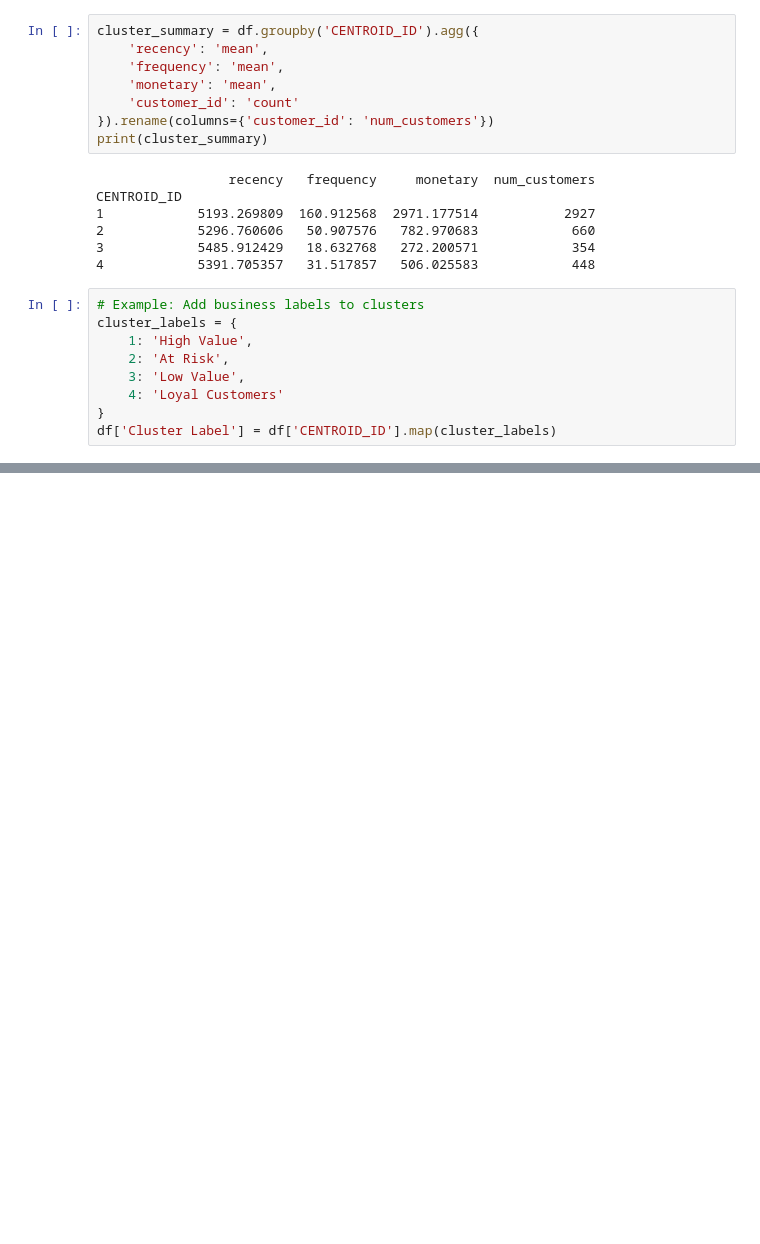
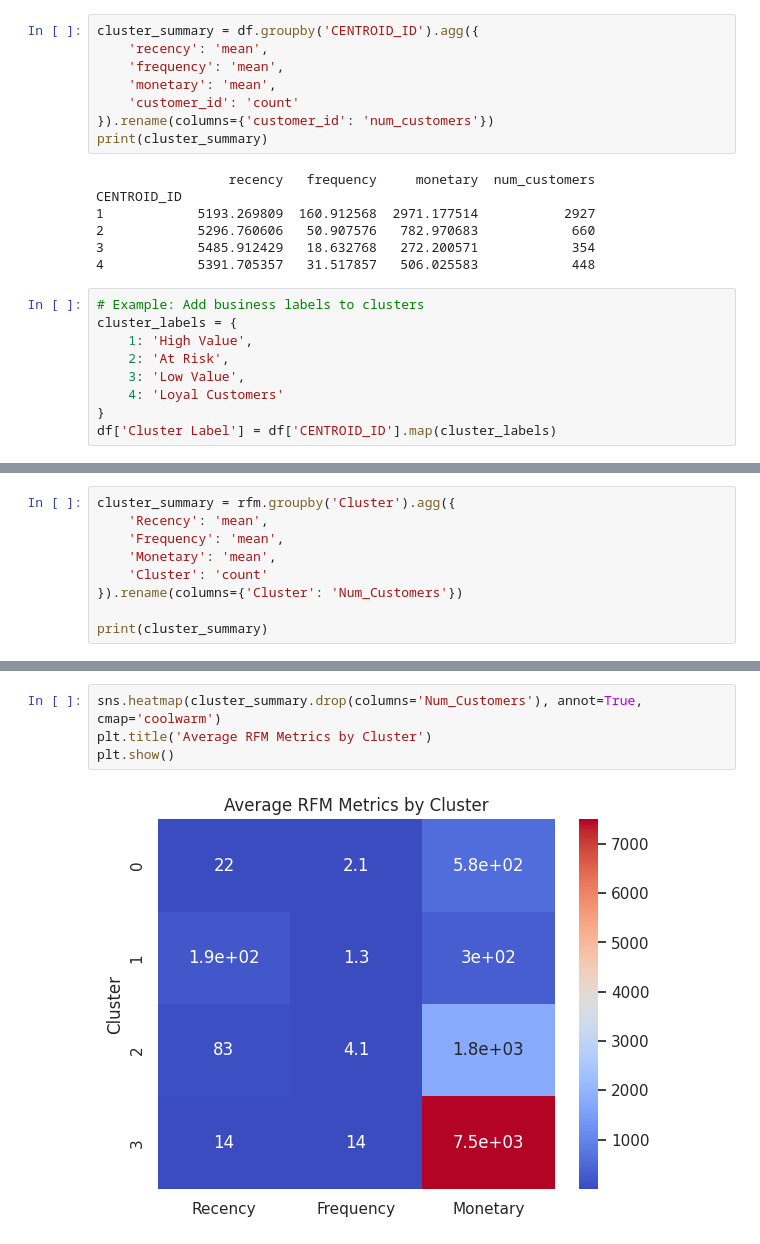
Before and after one commit to Mahesh7667/Knowing-Your-Customers-A-Data-Driven-Approach, a Jupyter notebook: Knowing_Your_Customers.ipynb, the cells around one changed output, grey strips where cells are left out. Drawn from its saved outputs; the diff is of its cells as text; blank space fills up the shorter version.

```diff
--- a/Knowing_Your_Customers.ipynb
+++ b/Knowing_Your_Customers.ipynb
@@ -427,0 +552,9 @@ plt.show()
+# %%
+cluster_summary = rfm.groupby('Cluster').agg({
+    'Recency': 'mean',
+    'Frequency': 'mean',
+    'Monetary': 'mean',
+    'Cluster': 'count'
+}).rename(columns={'Cluster': 'Num_Customers'})
+
+print(cluster_summary)
@@ -427,0 +598,6 @@ plt.show()
+# %%
+sns.heatmap(cluster_summary.drop(columns='Num_Customers'), annot=True, cmap='coolwarm')
+plt.title('Average RFM Metrics by Cluster')
+plt.show()
+# %% [output]
+[figure, added]
```
Also changed, not shown: parts of 12 cells of this notebook.
